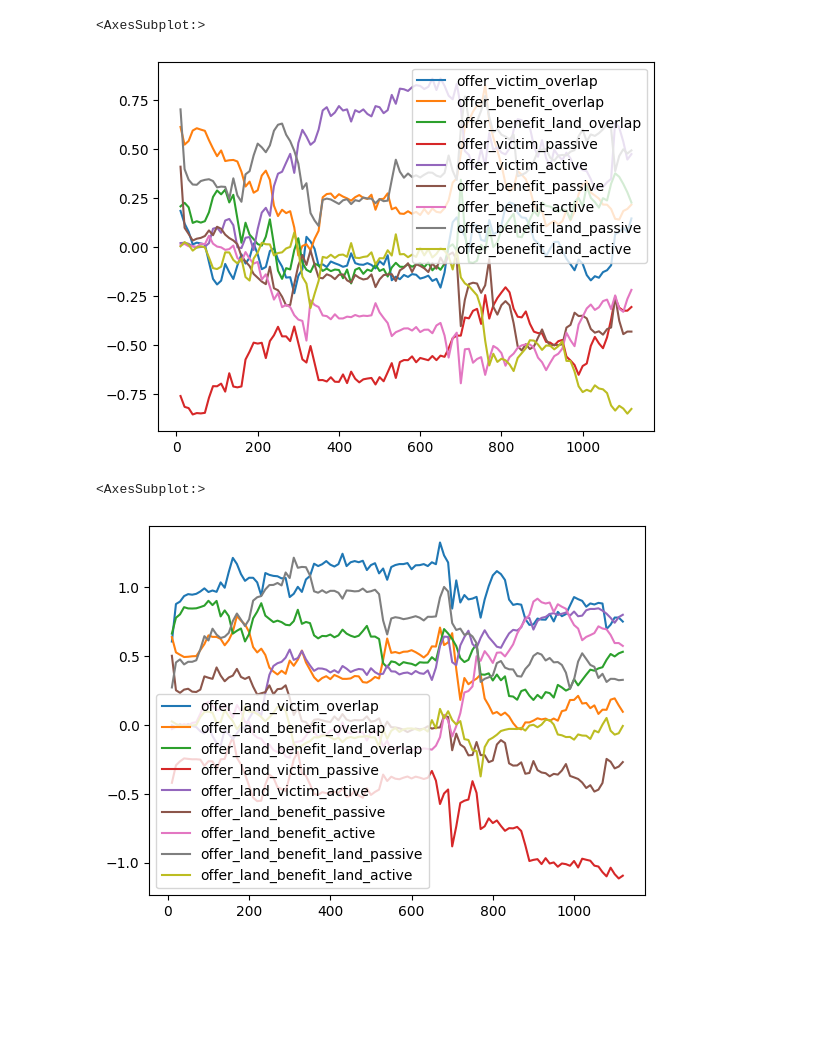
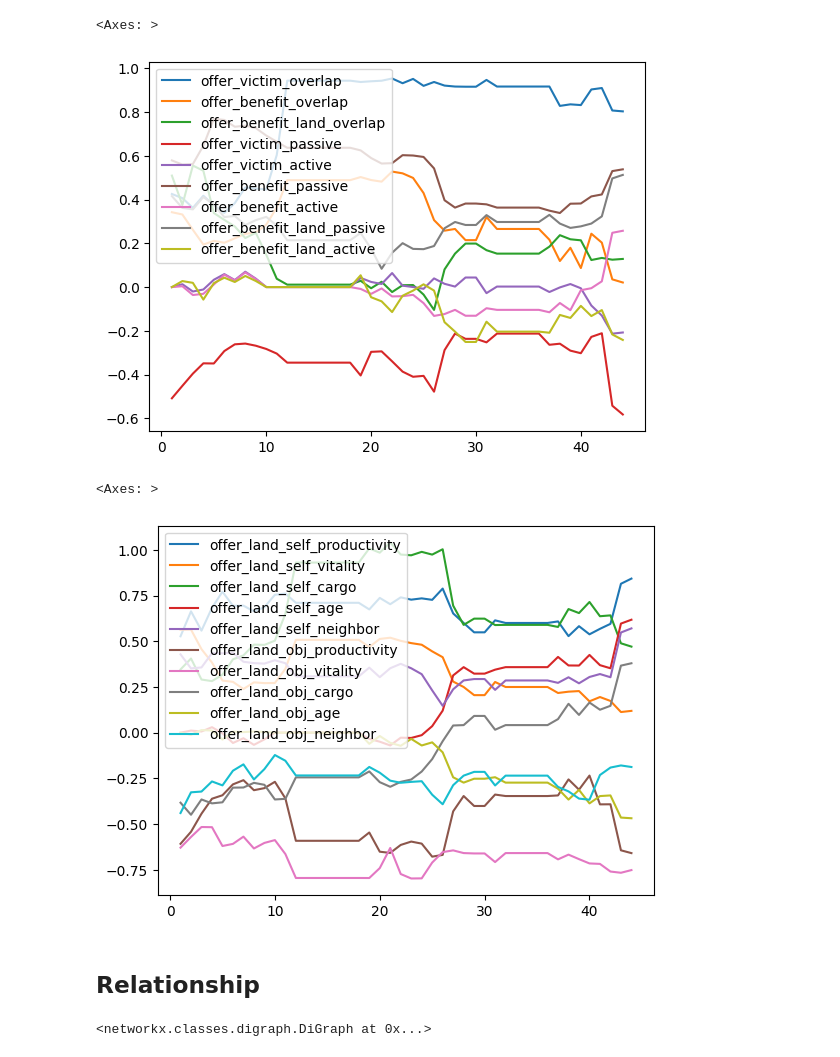
Before and after one commit to LEE-CHENYU/leviathan, a Jupyter notebook: notebooks/test_tracer.ipynb, the cells around one changed output. Cells and saved outputs as stored; diff of their text form; code cells hidden in the pictures; blank space fills up the shorter version.

Commit message:
analyze

```diff
--- a/notebooks/test_tracer.ipynb
+++ b/notebooks/test_tracer.ipynb
@@ -9,2 +25,2 @@ import matplotlib.pyplot as plt
-# %%
-tracer = Tracer.load_from_pickle_folder("/Users/Harry/Documents/Programs/Leviathan/data/Nov/20_16-19", 10, 1120)
+# %%
+tracer = Tracer.load_from_pickle_folder("../data/Mar/10_04-33", 1, 44)
@@ -83,30 +106,36 @@ history["mean"].plot(None, [
     'offer_benefit_land_active',
 ])
 # %% [output]
-<AxesSubplot:>
+<Axes: >
-[figure, old version]
+[figure, new version]
 # %%
 history["mean"].plot(None, [
-    # 'offer_land_self_productivity',
-    # 'offer_land_self_vitality',
-    # 'offer_land_self_cargo',
-    # 'offer_land_self_age',
-    # 'offer_land_self_neighbor',
-    # 'offer_land_obj_productivity',
-    # 'offer_land_obj_vitality',
-    # 'offer_land_obj_cargo',
-    # 'offer_land_obj_age',
-    # 'offer_land_obj_neighbor',
-    'offer_land_victim_overlap',
-    'offer_land_benefit_overlap',
-    'offer_land_benefit_land_overlap',
-    'offer_land_victim_passive',
-    'offer_land_victim_active',
-    'offer_land_benefit_passive',
-    'offer_land_benefit_active',
-    'offer_land_benefit_land_passive',
-    'offer_land_benefit_land_active',
+    'offer_land_self_productivity',
+    'offer_land_self_vitality',
+    'offer_land_self_cargo',
+    'offer_land_self_age',
+    'offer_land_self_neighbor',
+    'offer_land_obj_productivity',
+    'offer_land_obj_vitality',
+    'offer_land_obj_cargo',
+    'offer_land_obj_age',
+    'offer_land_obj_neighbor',
+    # 'offer_land_victim_overlap',
+    # 'offer_land_benefit_overlap',
+    # 'offer_land_benefit_land_overlap',
+    # 'offer_land_victim_passive',
+    # 'offer_land_victim_active',
+    # 'offer_land_benefit_passive',
+    # 'offer_land_benefit_active',
+    # 'offer_land_benefit_land_passive',
+    # 'offer_land_benefit_land_active',
 ])
 # %% [output]
-<AxesSubplot:>
+<Axes: >
-[figure, old version]
+[figure, new version]
+# %% [markdown]
+## Relationship
+# %%
+tracer.analyzer_list[-1].clear_graph()
+# %% [output]
+<networkx.classes.digraph.DiGraph at 0x...>
```
Also changed, not shown: parts of 9 cells of this notebook, 5 other files.
